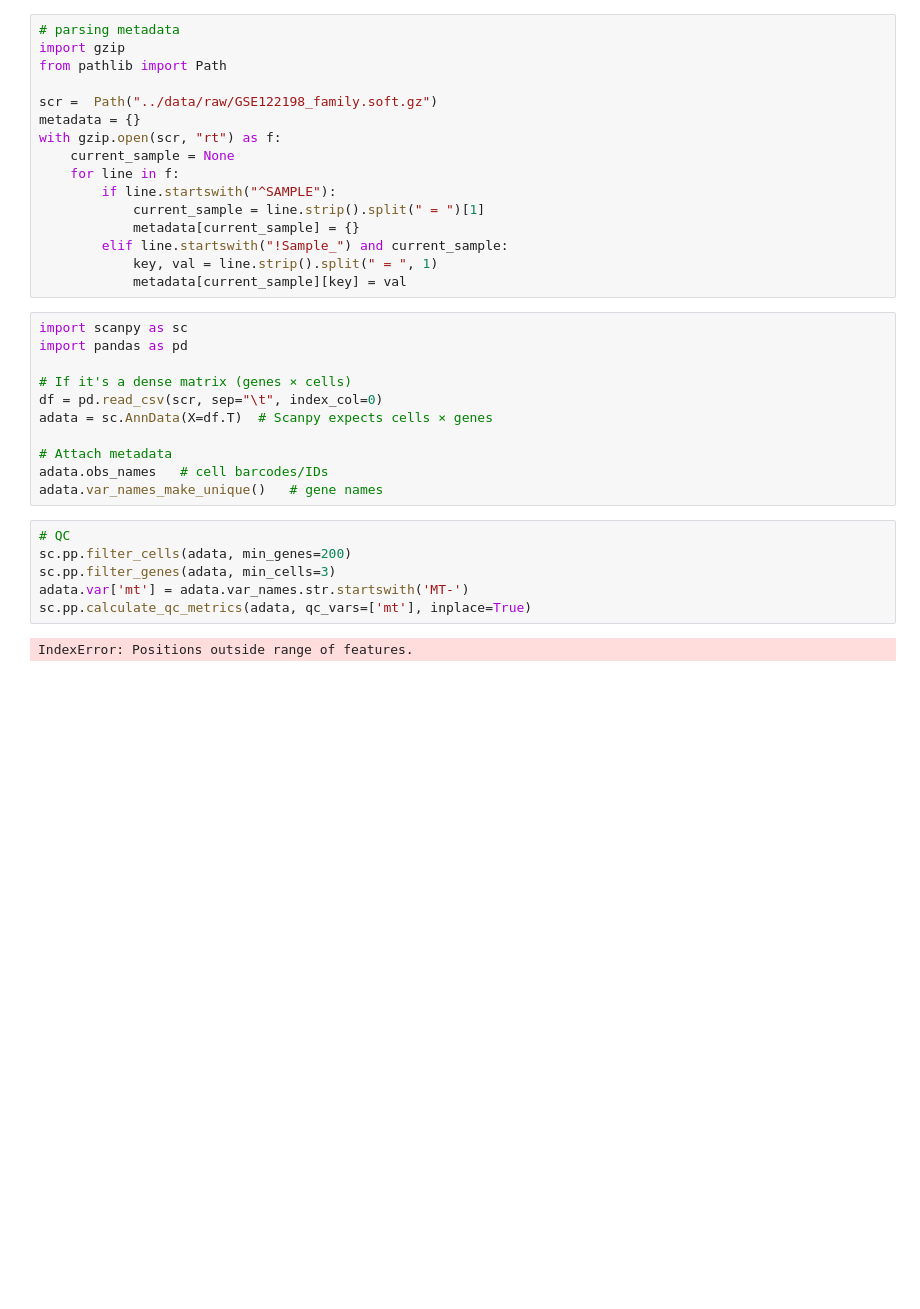
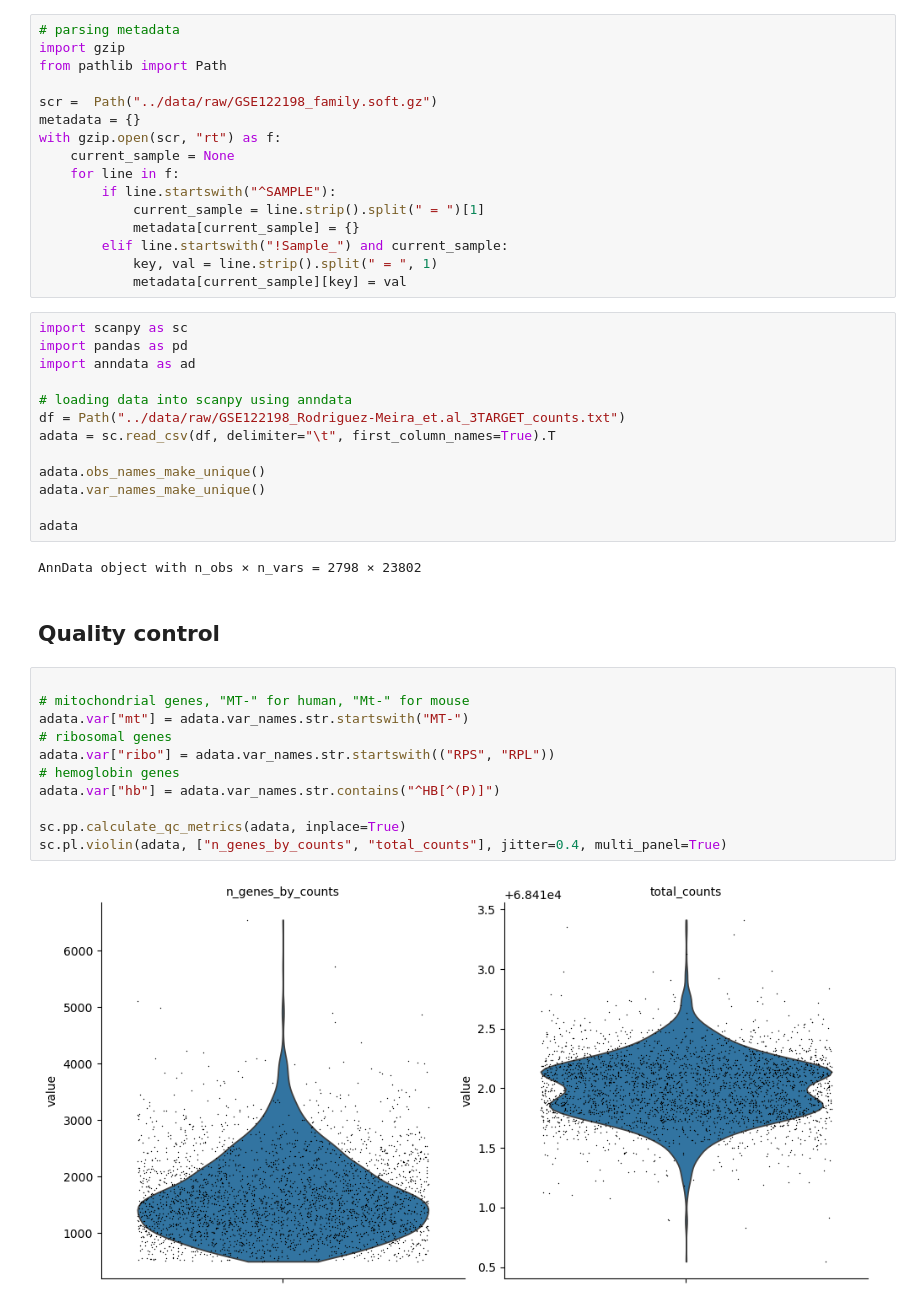
Before and after one commit to AEnyioko/mpn-jak2-analysis, a Jupyter notebook: notebooks/pre_processing.ipynb, the cells around one changed output. Saved outputs shown, nothing was run; the diff lists cells and outputs as text; blank space fills up the shorter version.

Commit message:
Preprossessing data

```diff
--- a/notebooks/pre_processing.ipynb
+++ b/notebooks/pre_processing.ipynb
@@ -17,19 +19,30 @@ with gzip.open(scr, "rt") as f:
 # %%
 import scanpy as sc
 import pandas as pd
+import anndata as ad
 
-# If it's a dense matrix (genes × cells)
-df = pd.read_csv(scr, sep="\t", index_col=0)
-adata = sc.AnnData(X=df.T)  # Scanpy expects cells × genes
+# loading data into scanpy using anndata
+df = Path("../data/raw/GSE122198_Rodriguez-Meira_et.al_3TARGET_counts.txt")
+adata = sc.read_csv(df, delimiter="\t", first_column_names=True).T
 
-# Attach metadata
-adata.obs_names   # cell barcodes/IDs
-adata.var_names_make_unique()   # gene names
+adata.obs_names_make_unique()
+adata.var_names_make_unique()
+
+adata
+# %% [output]
+AnnData object with n_obs × n_vars = 2798 × 23802
-# %%
-# QC
-sc.pp.filter_cells(adata, min_genes=200)
-sc.pp.filter_genes(adata, min_cells=3)
-adata.var['mt'] = adata.var_names.str.startswith('MT-')
-sc.pp.calculate_qc_metrics(adata, qc_vars=['mt'], inplace=True)
-# %% [output]
-IndexError: Positions outside range of features.
+# %% [markdown]
+## Quality control
+# %%
+
+# mitochondrial genes, "MT-" for human, "Mt-" for mouse
+adata.var["mt"] = adata.var_names.str.startswith("MT-")
+# ribosomal genes
+adata.var["ribo"] = adata.var_names.str.startswith(("RPS", "RPL"))
+# hemoglobin genes
+adata.var["hb"] = adata.var_names.str.contains("^HB[^(P)]")
+
+sc.pp.calculate_qc_metrics(adata, inplace=True)
+sc.pl.violin(adata, ["n_genes_by_counts", "total_counts"], jitter=0.4, multi_panel=True)
+# %% [output]
+[figure, added]
```
Also changed, not shown: parts of 5 cells of this notebook.
